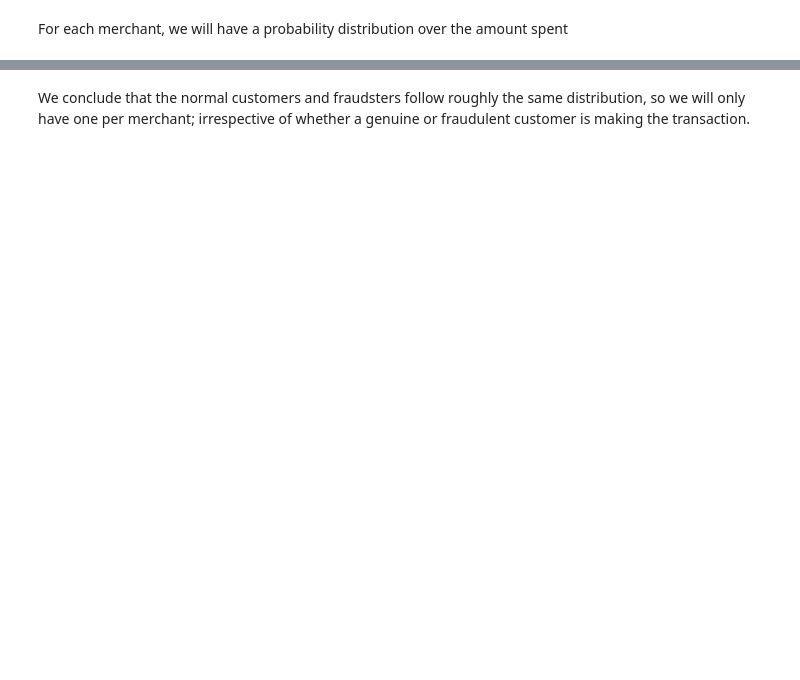
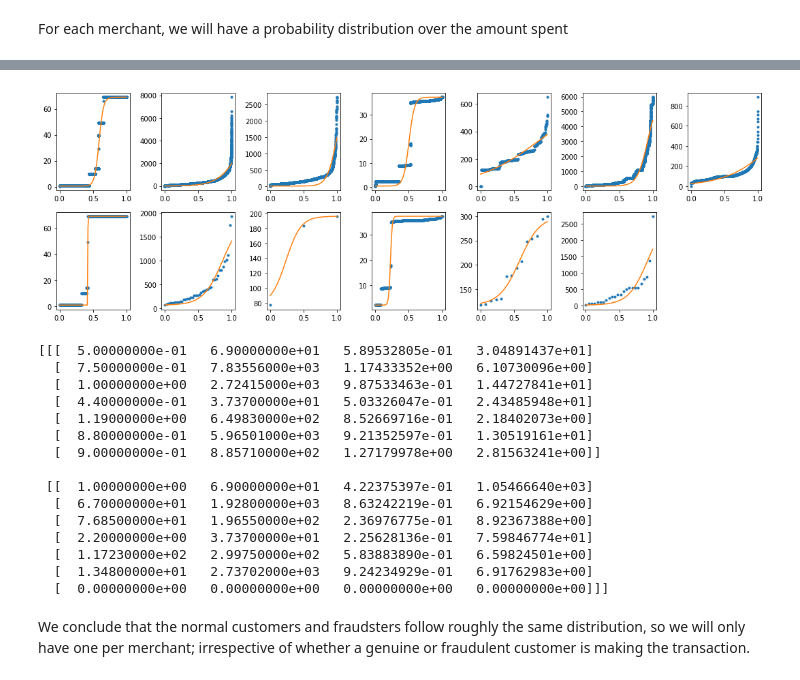
Before and after one commit to lmzintgraf/MultiMAuS, a Jupyter notebook: data/analyse_data.ipynb, the cells around one changed output, grey strips where cells are left out. Drawn from its saved outputs; the diff is of its cells as text; code cells hidden in the pictures; blank space fills up the shorter version.

```diff
--- a/data/analyse_data.ipynb
+++ b/data/analyse_data.ipynb
@@ -539,35 +687,51 @@ for dataset in [dataset0, dataset1]:
             max_amount = max(amounts)
             amounts_normalised = (amounts - min_amount) / (max_amount - min_amount)
 
             plt.subplot(2, num_merchants, plt_idx)
-            plt.plot(np.linspace(0, 1, num_transactions), amounts)
+            plt.plot(np.linspace(0, 1, num_transactions), amounts, '.')
 
             # fit sigmoid
             x_vals = np.linspace(0, 1, 100)
             try:
-                x = np.linspace(0, 1, num_transactions)
                 p_sigmoid, _ = curve_fit(sigmoid, np.linspace(0, 1, num_transactions), amounts_normalised)
                 amounts_predict = sigmoid(x_vals, *p_sigmoid)
                 amounts_predict_denormalised = amounts_predict * (max_amount - min_amount) + min_amount
                 plt.plot(x_vals, amounts_predict_denormalised)
             except:
                 # fit polynomial
                 p_poly = np.polyfit(np.linspace(0, 1, num_transactions), amounts_normalised, 2)
                 amounts_predict = np.polyval(p_poly, x_vals)
                 p_sigmoid, _ = curve_fit(sigmoid, x_vals, amounts_predict)
                 amounts_predict = sigmoid(x_vals, *p_sigmoid)
                 amounts_predict_denormalised = amounts_predict * (max_amount - min_amount) + min_amount
                 plt.plot(x_vals, amounts_predict_denormalised)
 
             merchant_amount_parameters[int(plt_idx > 7), (plt_idx-1)%7] = [min_amount, max_amount, p_sigmoid[0], p_sigmoid[1]]
 
         plt_idx += 1
 
 plt.tight_layout()
 plt.show()
 
 np.save(join(utils_data.FOLDER_SIMULATOR_INPUT,'merchant_amount_parameters'), merchant_amount_parameters)
 print(merchant_amount_parameters)
+# %% [output]
+[figure, added]
+[[[  5.00000000e-01   6.90000000e+01   5.89532805e-01   3.04891437e+01]
+  [  7.50000000e-01   7.83556000e+03   1.17433352e+00   6.10730096e+00]
+  [  1.00000000e+00   2.72415000e+03   9.87533463e-01   1.44727841e+01]
+  [  4.40000000e-01   3.73700000e+01   5.03326047e-01   2.43485948e+01]
+  [  1.19000000e+00   6.49830000e+02   8.52669716e-01   2.18402073e+00]
+  [  8.80000000e-01   5.96501000e+03   9.21352597e-01   1.30519161e+01]
+  [  9.00000000e-01   8.85710000e+02   1.27179978e+00   2.81563241e+00]]
+
+ [[  1.00000000e+00   6.90000000e+01   4.22375397e-01   1.05466640e+03]
+  [  6.70000000e+01   1.92800000e+03   8.63242219e-01   6.92154629e+00]
+  [  7.68500000e+01   1.96550000e+02   2.36976775e-01   8.92367388e+00]
+  [  2.20000000e+00   3.73700000e+01   2.25628136e-01   7.59846774e+01]
+  [  1.17230000e+02   2.99750000e+02   5.83883890e-01   6.59824501e+00]
+  [  1.34800000e+01   2.73702000e+03   9.24234929e-01   6.91762983e+00]
+  [  0.00000000e+00   0.00000000e+00   0.00000000e+00   0.00000000e+00]]]
 # %% [markdown]
 We conclude that the normal customers and fraudsters follow roughly the same distribution, so we will only have one per merchant; irrespective of whether a genuine or fraudulent customer is making the transaction.
 # %%
```
Also changed, not shown: parts of 28 cells of this notebook.
